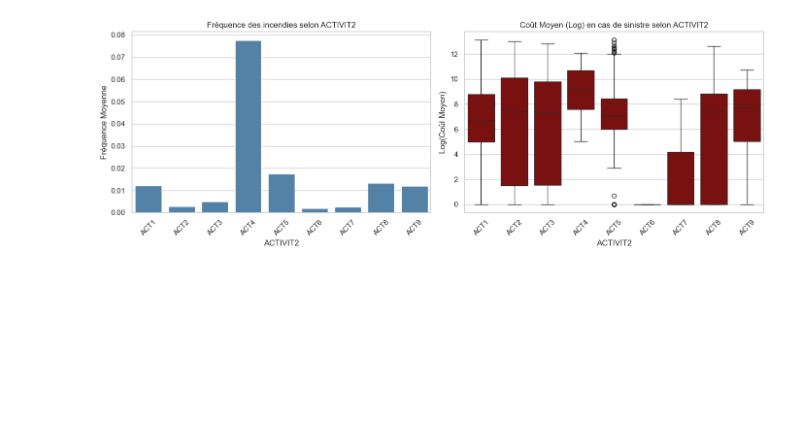
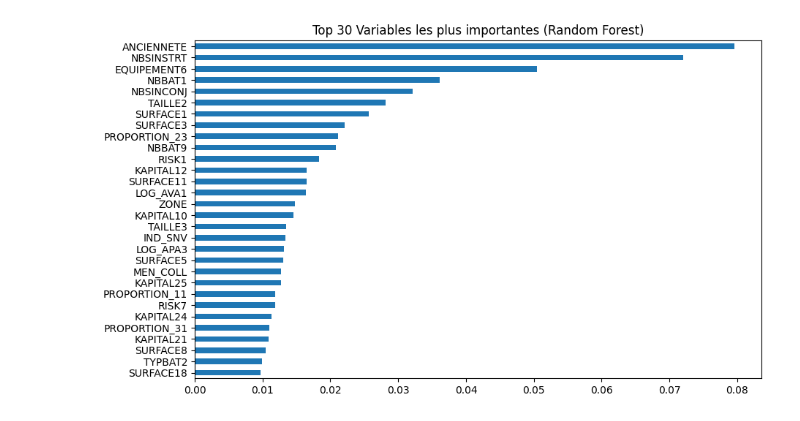
Before and after one commit to pierreantoinebecq/challengedata_CA, a Jupyter notebook: notebooks/Interactive - 01_EDA.py.ipynb, the cells around one changed output. Drawn from its saved outputs; the diff is of its cells as text; code cells hidden in the pictures; blank space fills up the shorter version.

```diff
--- a/notebooks/Interactive - 01_EDA.py.ipynb
+++ b/notebooks/Interactive - 01_EDA.py.ipynb
@@ -23,9 +21,8 @@ ROOT = Path(__file__).resolve().parent
 # %%
-### 2. READ DATA
-print(f"Importing files from {ROOT}")
-X_raw = pd.read_csv(ROOT / 'x_train.csv')
-y_raw = pd.read_csv(ROOT / 'y_train.csv')
-X_final = pd.read_csv(ROOT / 'x_test.csv')
+# 2. READ DATA & OPTIMIZE MEMORY
+print(f"Importing files from {DATA_DIR}")
+X_raw = pd.read_csv(DATA_DIR / 'x_train.csv')
+y_raw = pd.read_csv(DATA_DIR / 'y_train.csv')
 
 def optimize_memory(df):
     for col in df.columns:
@@ -40,5 +37,7 @@ def optimize_memory(df):
 
 X_raw = optimize_memory(X_raw)
 y_raw = optimize_memory(y_raw)
-X_final = optimize_memory(X_final)
+X_eda = X_raw.copy()
+
+print(f"Dataset initial shape: {X_eda.shape}")
 # %% [output]
@@ -151,68 +160,18 @@ Nombre total de variables uniques à analyser dans l'EDA visuelle : 36
 # %%
-# Style épuré pour rapport professionnel
-sns.set_theme(style="whitegrid")
+# 4. QUICK FEATURE IMPORTANCE (Random Forest)
+X_num_eda = X_eda.select_dtypes(include=['number'])
+target_col = 'CHARGE' if 'CHARGE' in y_raw.columns else y_raw.columns[1]
+y_values = y_raw[target_col]
 
-def analyse_categorielle(df, colonne_cat):
-    """
-    Autopsie d'une variable catégorielle (ex: ACTIVIT2, ZONE)
-    Génère 2 graphiques : Impact sur la Fréquence, Impact sur le Coût.
-    """
-    fig, axes = plt.subplots(1, 2, figsize=(14, 5))
+rf = RandomForestRegressor(n_estimators=50, max_depth=10, n_jobs=-1, random_state=42)
+rf.fit(X_num_eda, y_values)
 
-    # 1. Le Détecteur de Fréquence
-    # sns.barplot calcule automatiquement la moyenne de FREQ par catégorie
-    sns.barplot(data=df, x=colonne_cat, y='FREQ', ax=axes[0], color='steelblue', errorbar=None)
-    axes[0].set_title(f"Fréquence des incendies selon {colonne_cat}")
-    axes[0].set_ylabel("Fréquence Moyenne")
-    axes[0].tick_params(axis='x', rotation=45)
+feat_imp = pd.Series(rf.feature_importances_, index=X_num_eda.columns).sort_values(ascending=False).head(30)
 
-    # 2. Le Détecteur de Sévérité (UNIQUEMENT SI FEU)
-    mask_feu = df['FREQ'] > 0
-    df_feu = df[mask_feu].copy()
-    df_feu['LOG_CM'] = np.log1p(df_feu['CM']) # On écrase les valeurs extrêmes pour y voir clair
-
-    sns.boxplot(data=df_feu, x=colonne_cat, y='LOG_CM', ax=axes[1], color='darkred')
-    axes[1].set_title(f"Coût Moyen (Log) en cas de sinistre selon {colonne_cat}")
-    axes[1].set_ylabel("Log(Coût Moyen)")
-    axes[1].tick_params(axis='x', rotation=45)
-
-    plt.tight_layout()
-    plt.show()
-
-def analyse_numerique(df, colonne_num, q=4):
-    """
-    Autopsie d'une variable numérique (ex: SURFACE, TAILLE1)
-    Découpe la variable en 'q' tranches (quantiles) pour voir l'escalade du risque.
-    """
-    # On crée des "bacs" pour regrouper les valeurs numériques
-    df_temp = df.copy()
-    # qcut gère les quantiles. Si la variable a trop de zéros, cut est parfois préférable
-    try:
-        df_temp['TRANCHES'] = pd.qcut(df_temp[colonne_num], q=q, duplicates='drop')
-    except:
-        df_temp['TRANCHES'] = pd.cut(df_temp[colonne_num], bins=q)
-
-    fig, axes = plt.subplots(1, 2, figsize=(14, 5))
-
-    # 1. Escalade de la Fréquence
-    sns.barplot(data=df_temp, x='TRANCHES', y='FREQ', ax=axes[0], color='steelblue', errorbar=None)
-    axes[0].set_title(f"Escalade de la Fréquence selon {colonne_num}")
-    axes[0].set_ylabel("Fréquence Moyenne")
-    axes[0].tick_params(axis='x', rotation=45)
-
-    # 2. Escalade du Coût
-    mask_feu = df_temp['FREQ'] > 0
-    df_feu = df_temp[mask_feu].copy()
-    df_feu['LOG_CM'] = np.log1p(df_feu['CM'])
-
-    sns.boxplot(data=df_feu, x='TRANCHES', y='LOG_CM', ax=axes[1], color='darkred')
-    axes[1].set_title(f"Escalade du Coût (Log) selon {colonne_num}")
-    axes[1].set_ylabel("Log(Coût Moyen)")
-    axes[1].tick_params(axis='x', rotation=45)
-
-    plt.tight_layout()
-    plt.show()
-
-analyse_categorielle(df, 'ACTIVIT2')
+plt.figure(figsize=(10, 6))
+feat_imp.plot(kind='barh')
+plt.title("Top 30 Variables les plus importantes (Random Forest)")
+plt.gca().invert_yaxis()
+plt.show()
 # %% [output]
-[figure, old version]
+[figure, new version]
```
Also changed, not shown: parts of 11 cells of this notebook, 4 other files.
